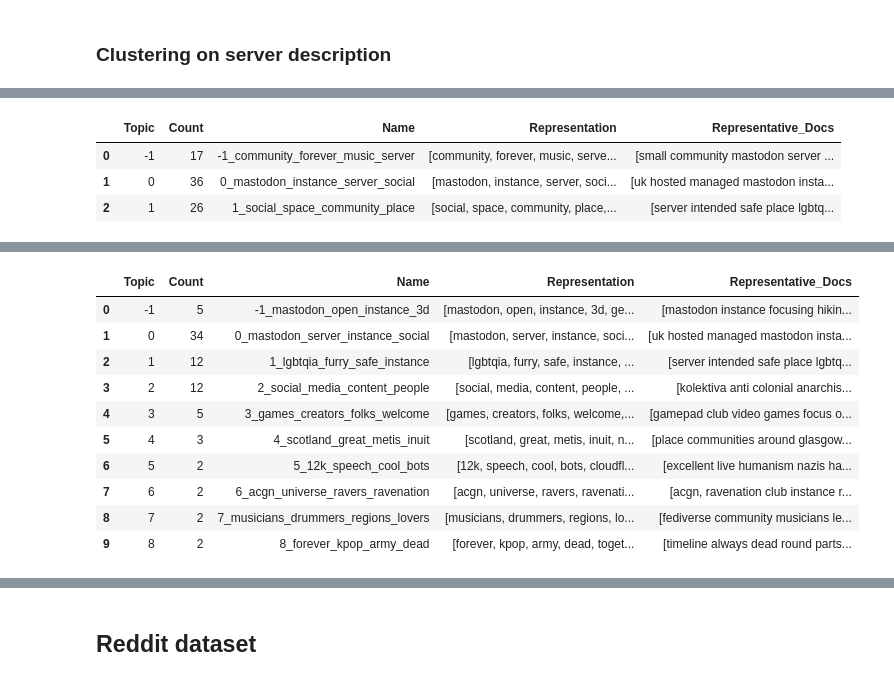
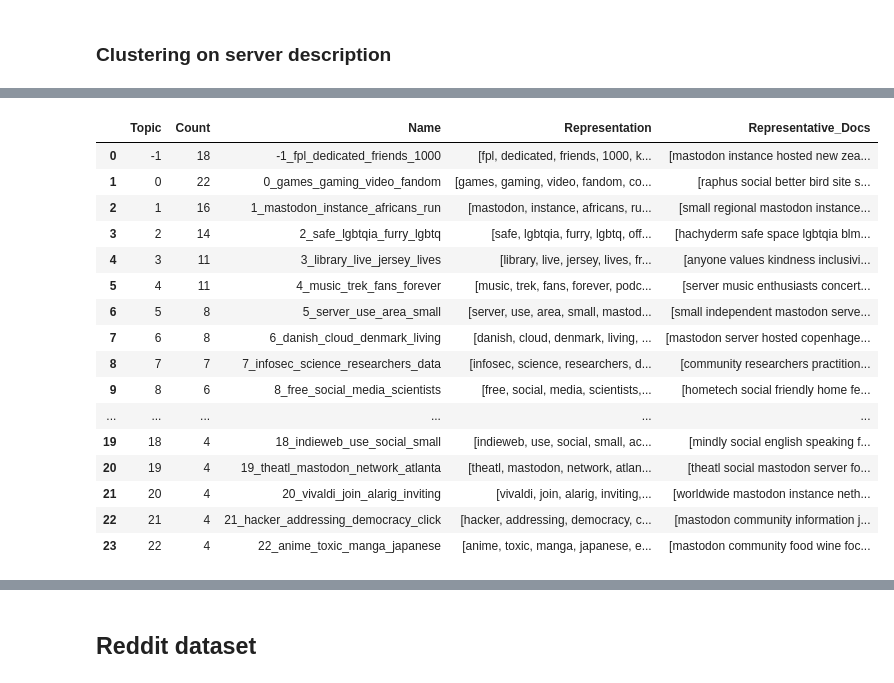
Before and after one commit to fht-epfl/socialmedia_project, a Jupyter notebook: analysis/NLP_analysis_rules.ipynb, the cells around one changed output, grey strips where cells are left out. Drawn from its saved outputs; the diff is of its cells as text; code cells hidden in the pictures.

```diff
--- a/analysis/NLP_analysis_rules.ipynb
+++ b/analysis/NLP_analysis_rules.ipynb
@@ -546,2 +1019,13 @@ if export_to_csv:
 # %% [markdown]
 ### Clustering on server description
+# %%
+from transformers.pipelines import pipeline
+lang_recognition = pipeline("text-classification", model="spolivin/lang-recogn-model")
+
+
+def detect_english(text):
+    try:
+
+        return lang_recognition(text)[0]["label"] == 'English'
+    except:
+        return False
@@ -548,9 +1051,6 @@ if export_to_csv:
 # %%
 mastodon_serv_descr = mastodon.df_en[["server_id", "description"]].copy()
-
-# keep only english servers
-english_servers = english_servers[english_servers != 93] # we remove server 93 since its descr is not in english
-mastodon_serv_descr = mastodon_serv_descr[mastodon_serv_descr["server_id"].isin(english_servers)]
+mastodon_serv_descr = mastodon_serv_descr[mastodon.df_en["description"].apply(detect_english)]
 
 def _remove_empty(x):
         if isinstance(x, list) and len(x) > 0:
@@ -605,15 +1084 @@ class UMAP(sklearn.base.BaseEstimator)
-# %%
-from hdbscan import HDBSCAN
-from umap import UMAP
-
-umap_model = UMAP(n_components=5)
-hdbscan_model = HDBSCAN(min_cluster_size=2)
-topic_model_descr = BERTopic()#nr_topics=5)#, hdbscan_model=hdbscan_model)
-topic_model_descr.fit(mastodon_serv_descr['description'])
-topic_model_descr.get_topic_info()
-# %% [output]
-|  | Topic | Count | Name | Representation | Representative_Docs |
-| 0 | -1 | 17 | -1_community_forever_music_server | [community, forever, music, serve... | [small community mastodon server ... |
-| 1 | 0 | 36 | 0_mastodon_instance_server_social | [mastodon, instance, server, soci... | [uk hosted managed mastodon insta... |
-| 2 | 1 | 26 | 1_social_space_community_place | [social, space, community, place,... | [server intended safe place lgbtq... |
 # %%
@@ -621,15 +1086,11 @@ topic_model_descr.get_topic_info()
 # %%
-from bertopic import BERTopic
-from hdbscan import HDBSCAN
-from umap import UMAP
+umap_model = UMAP(n_neighbors=5, n_components=2, min_dist=0.0, transform_seed=seed, random_state=seed)
+hdbscan_model = HDBSCAN(min_cluster_size=4, min_samples=1)
 
-umap_model = UMAP(n_neighbors=5, n_components=2, min_dist=0.0)
-hdbscan_model = HDBSCAN(min_cluster_size=2, min_samples=1)
-
-topic_model = BERTopic(umap_model=umap_model, hdbscan_model=hdbscan_model, verbose=True)#, calculate_probabilities=True)
-topic_model.fit_transform(mastodon_serv_descr['description'])
+topic_model = BERTopic(umap_model=umap_model, hdbscan_model=hdbscan_model, seed_topic_list=seed)#, calculate_probabilities=True)
+topics, probs = topic_model.fit_transform(mastodon_serv_descr['description'])
 
 # Reduce to desired number of topics
-topic_model.reduce_topics(mastodon_serv_descr['description'], nr_topics=10)
+#topic_model.reduce_topics(mastodon_serv_descr['description'], nr_topics=10)
 topic_model.get_topic_info()
 # %% [output]
@@ -648,11 +1097,17 @@ topic_model.get_topic_info()
 |  | Topic | Count | Name | Representation | Representative_Docs |
-| 0 | -1 | 5 | -1_mastodon_open_instance_3d | [mastodon, open, instance, 3d, ge... | [mastodon instance focusing hikin... |
-| 1 | 0 | 34 | 0_mastodon_server_instance_social | [mastodon, server, instance, soci... | [uk hosted managed mastodon insta... |
-| 2 | 1 | 12 | 1_lgbtqia_furry_safe_instance | [lgbtqia, furry, safe, instance, ... | [server intended safe place lgbtq... |
-| 3 | 2 | 12 | 2_social_media_content_people | [social, media, content, people, ... | [kolektiva anti colonial anarchis... |
-| 4 | 3 | 5 | 3_games_creators_folks_welcome | [games, creators, folks, welcome,... | [gamepad club video games focus o... |
-| 5 | 4 | 3 | 4_scotland_great_metis_inuit | [scotland, great, metis, inuit, n... | [place communities around glasgow... |
-| 6 | 5 | 2 | 5_12k_speech_cool_bots | [12k, speech, cool, bots, cloudfl... | [excellent live humanism nazis ha... |
-| 7 | 6 | 2 | 6_acgn_universe_ravers_ravenation | [acgn, universe, ravers, ravenati... | [acgn, ravenation club instance r... |
-| 8 | 7 | 2 | 7_musicians_drummers_regions_lovers | [musicians, drummers, regions, lo... | [fediverse community musicians le... |
-| 9 | 8 | 2 | 8_forever_kpop_army_dead | [forever, kpop, army, dead, toget... | [timeline always dead round parts... |
+| 0 | -1 | 18 | -1_fpl_dedicated_friends_1000 | [fpl, dedicated, friends, 1000, k... | [mastodon instance hosted new zea... |
+| 1 | 0 | 22 | 0_games_gaming_video_fandom | [games, gaming, video, fandom, co... | [raphus social better bird site s... |
+| 2 | 1 | 16 | 1_mastodon_instance_africans_run | [mastodon, instance, africans, ru... | [small regional mastodon instance... |
+| 3 | 2 | 14 | 2_safe_lgbtqia_furry_lgbtq | [safe, lgbtqia, furry, lgbtq, off... | [hachyderm safe space lgbtqia blm... |
+| 4 | 3 | 11 | 3_library_live_jersey_lives | [library, live, jersey, lives, fr... | [anyone values kindness inclusivi... |
+| 5 | 4 | 11 | 4_music_trek_fans_forever | [music, trek, fans, forever, podc... | [server music enthusiasts concert... |
+| 6 | 5 | 8 | 5_server_use_area_small | [server, use, area, small, mastod... | [small independent mastodon serve... |
+| 7 | 6 | 8 | 6_danish_cloud_denmark_living | [danish, cloud, denmark, living, ... | [mastodon server hosted copenhage... |
+| 8 | 7 | 7 | 7_infosec_science_researchers_data | [infosec, science, researchers, d... | [community researchers practition... |
+| 9 | 8 | 6 | 8_free_social_media_scientists | [free, social, media, scientists,... | [hometech social friendly home fe... |
+| ... | ... | ... | ... | ... | ... |
+| 19 | 18 | 4 | 18_indieweb_use_social_small | [indieweb, use, social, small, ac... | [mindly social english speaking f... |
+| 20 | 19 | 4 | 19_theatl_mastodon_network_atlanta | [theatl, mastodon, network, atlan... | [theatl social mastodon server fo... |
+| 21 | 20 | 4 | 20_vivaldi_join_alarig_inviting | [vivaldi, join, alarig, inviting,... | [worldwide mastodon instance neth... |
+| 22 | 21 | 4 | 21_hacker_addressing_democracy_click | [hacker, addressing, democracy, c... | [mastodon community information j... |
+| 23 | 22 | 4 | 22_anime_toxic_manga_japanese | [anime, toxic, manga, japanese, e... | [mastodon community food wine foc... |
```
Also changed, not shown: parts of 90 cells of this notebook, 1 other file.
